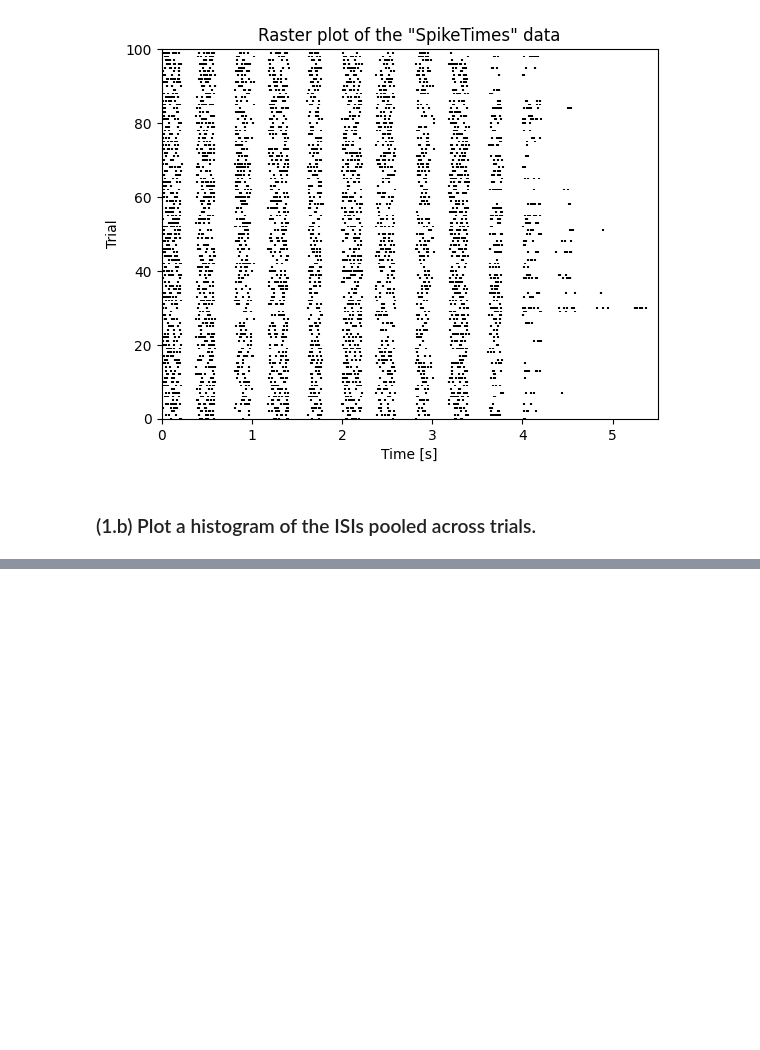
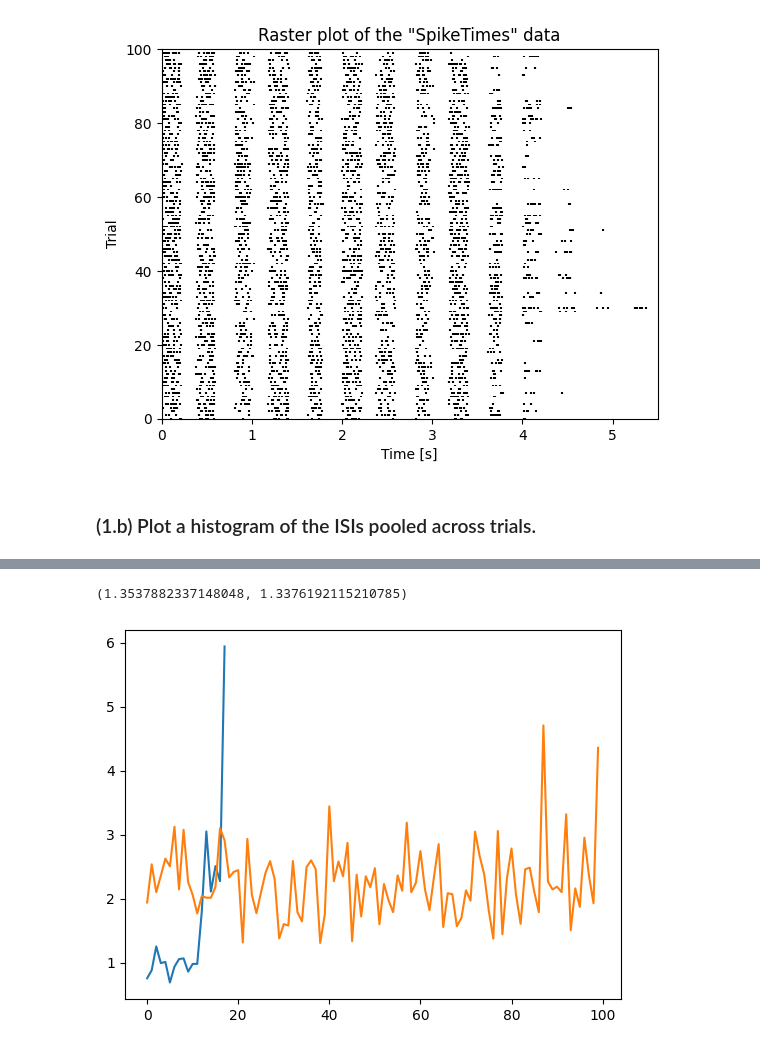
Before and after one commit to Ammar-Elsaeed/AAND-PS, a Jupyter notebook: Problem_Set_3-2023_05_06/AAND-PS3.ipynb, the cells around one changed output, grey strips where cells are left out. Drawn from its saved outputs; the diff is of its cells as text; code cells hidden in the pictures; blank space fills up the shorter version.

```diff
--- a/Problem_Set_3-2023_05_06/AAND-PS3.ipynb
+++ b/Problem_Set_3-2023_05_06/AAND-PS3.ipynb
@@ -62,0 +48,61 @@ plt.show()
+# %%
+# np.mean(ISI.flatten)
+
+x = np.arange(1, 11)
+# x.mean() 5.5
+
+x1= np.std(x[0:5])
+x2= np.std(x[5:11])
+
+np.std([x1, x2])
+x.std()
+# x1+x2
+# x[5:11]
+
+# option 1: compute CV over all ISI across all trials at the same time.
+flatten_ISI = [i for trial in ISI for i in trial]
+CV = np.std(flatten_ISI) / np.mean(flatten_ISI)
+
+
+# option 2: compute CV for each trial seperatly, then average all them.
+trial_means = []
+trial_stds = []
+trial_CVs = []
+
+for trial in ISI:
+    trial_means.append(np.mean(trial))
+    trial_stds.append(np.std(trial))
+    trial_CVs.append(np.std(trial) / np.mean(trial))
+
+
+CV, np.mean(trial_CVs)
+# %% [output]
+(1.3537882337148048, 1.3376192115210785)
+# %%
+for spike_slice in SpikeTimes:
+    val = spike_slice[1 < spike_slice ]
+# %%
+def calc_fano_factor(T_w):
+    w = np.arange(0, T, T_w)
+    resolved_counts = np.zeros((len(spike_times), len(w)))
+
+    for i, spike_slice in zip(range(len(spike_times)), spike_times.T):
+        for j, start, end in zip( range(len(w)), w, w+T_w):
+            resolved_counts[i][j] = len(spike_slice[(start+0.00001 < spike_slice) & (spike_slice<end)])
+
+    F_time_resolved = np.var(resolved_counts, axis=0)/ np.mean(resolved_counts, axis=0)
+    F_trial_resolved = np.var(resolved_counts, axis=1) / np.mean(resolved_counts, axis=1)
+
+    return F_time_resolved, F_trial_resolved
+
+w = [0.3, 0.5, 1]
+
+# ignore warning when deviding by zero.
+np.seterr(divide='ignore', invalid='ignore')
+time_w0_3, trial_w0_3 =  calc_fano_factor(w[0])
+
+plt.plot(time_w0_3)
+plt.plot(trial_w0_3)
+plt.show()
+# %% [output]
+[figure, added]
```
Also changed, not shown: parts of 5 cells of this notebook.
